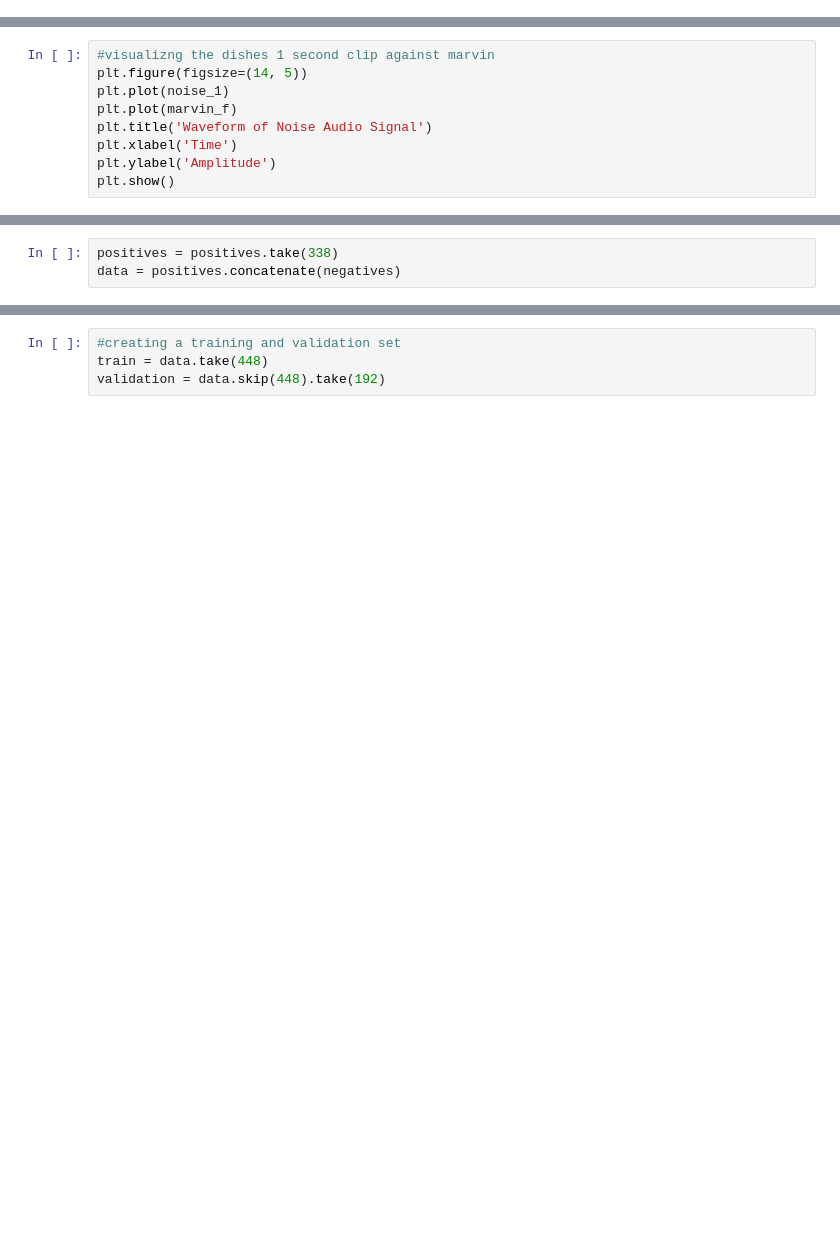
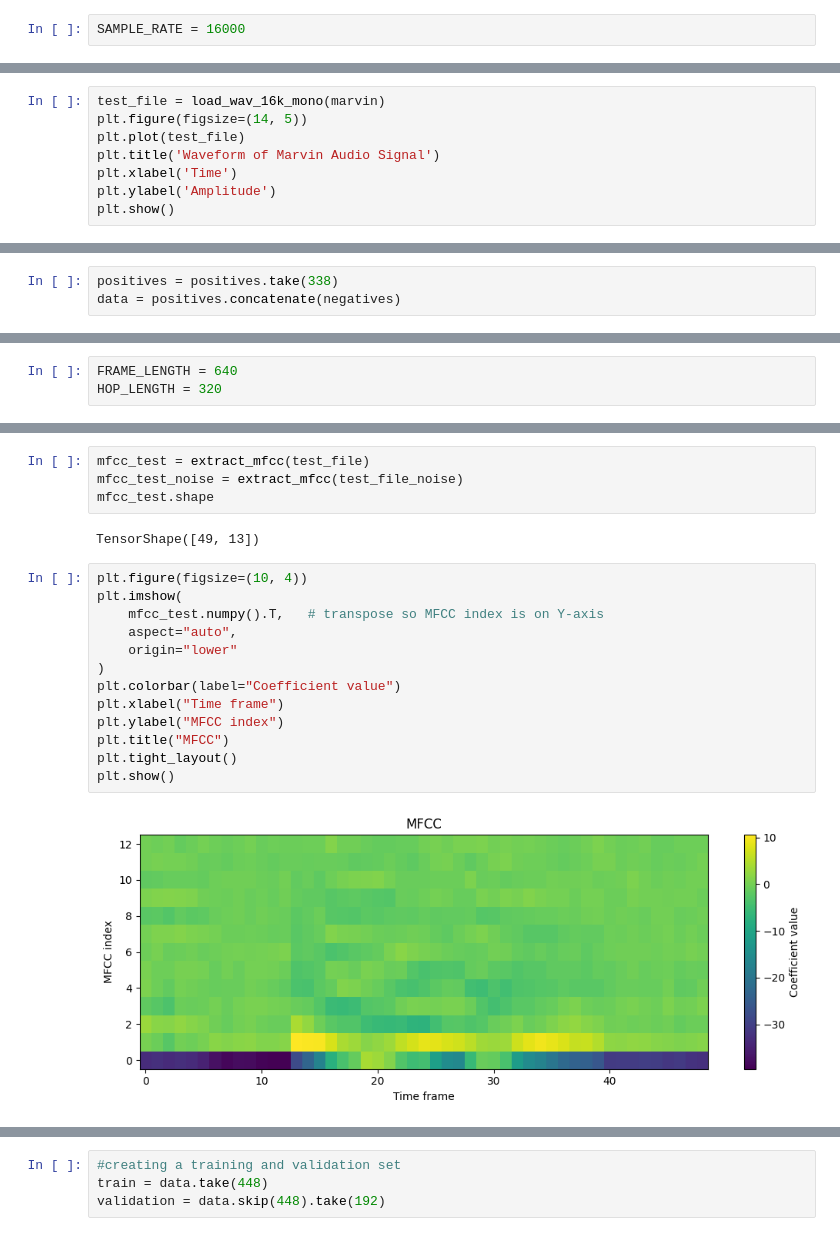
Before and after one commit to neemay2106/Wake_word_CNN_1, a Jupyter notebook: Wake_word_CNN.ipynb, the cells around one changed output, grey strips where cells are left out. Cells and saved outputs as stored; diff of their text form; blank space fills up the shorter version.

```diff
--- a/Wake_word_CNN.ipynb
+++ b/Wake_word_CNN.ipynb
@@ -31,2 +28,4 @@ import os
+# %%
+SAMPLE_RATE = 16000
 # %%
 marvin = os.path.join('marvin','0a7c2a8d_nohash_0.wav')
@@ -116,9 +120,8 @@ len(noise_1)
 # %%
-#visualizng the dishes 1 second clip against marvin
+test_file = load_wav_16k_mono(marvin)
 plt.figure(figsize=(14, 5))
-plt.plot(noise_1)
-plt.plot(marvin_f)
-plt.title('Waveform of Noise Audio Signal')
+plt.plot(test_file)
+plt.title('Waveform of Marvin Audio Signal')
 plt.xlabel('Time')
 plt.ylabel('Amplitude')
 plt.show()
@@ -270,0 +164,3 @@ def preprocess(path,label):
+# %%
+FRAME_LENGTH = 640
+HOP_LENGTH = 320
@@ -270,0 +220,21 @@ def preprocess(path,label):
+# %%
+mfcc_test = extract_mfcc(test_file)
+mfcc_test_noise = extract_mfcc(test_file_noise)
+mfcc_test.shape
+# %% [output]
+TensorShape([49, 13])
+# %%
+plt.figure(figsize=(10, 4))
+plt.imshow(
+    mfcc_test.numpy().T,   # transpose so MFCC index is on Y-axis
+    aspect="auto",
+    origin="lower"
+)
+plt.colorbar(label="Coefficient value")
+plt.xlabel("Time frame")
+plt.ylabel("MFCC index")
+plt.title("MFCC")
+plt.tight_layout()
+plt.show()
+# %% [output]
+[figure, added]
```
Also changed, not shown: parts of 65 cells of this notebook.
